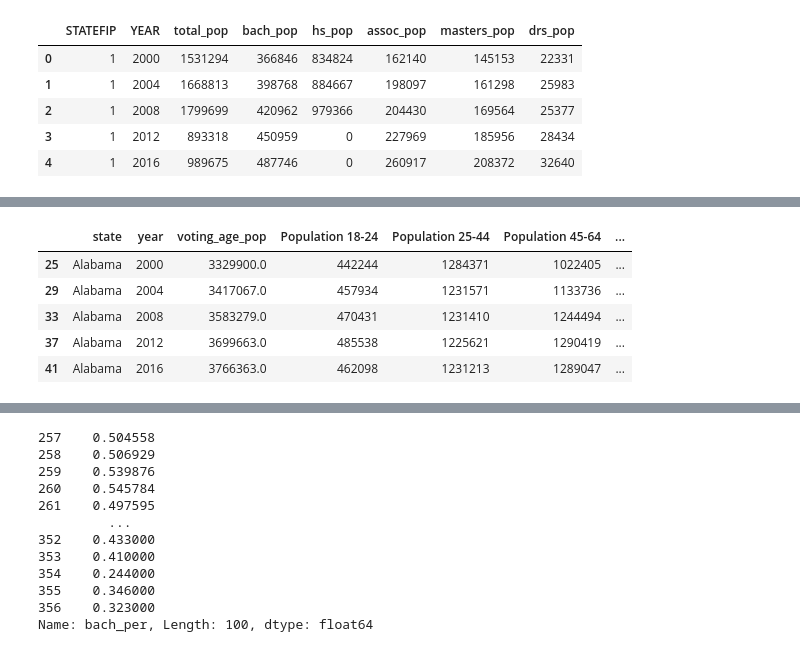
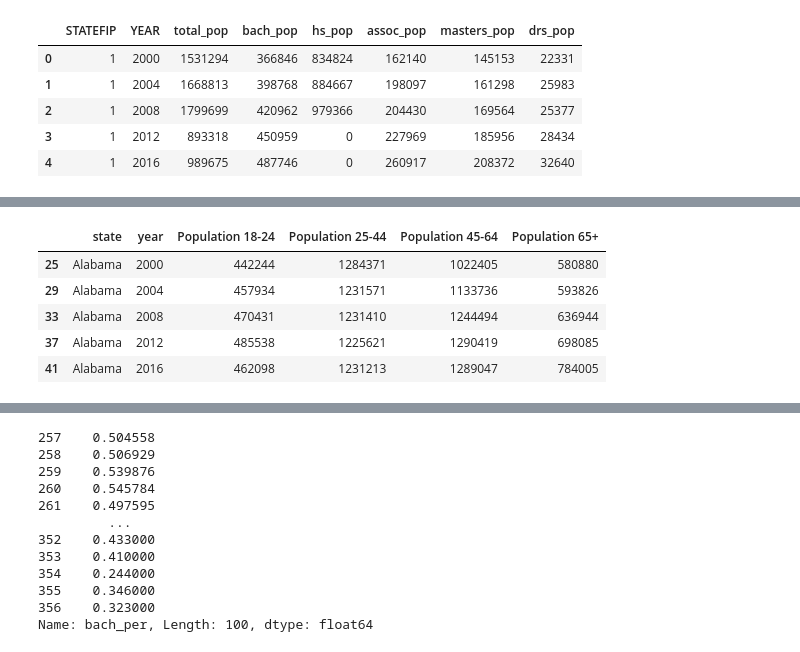
Before and after one commit to jamilditter/election_results, a Jupyter notebook: code/Data Cleaning.ipynb, the cells around one changed output, grey strips where cells are left out. Saved outputs shown, nothing was run; the diff lists cells and outputs as text; code cells hidden in the pictures.

```diff
--- a/code/Data Cleaning.ipynb
+++ b/code/Data Cleaning.ipynb
@@ -326,16 +289,15 @@ edu_hs = education_merge.loc[:, ["state", "year", "hs_per"]]
 # %%
 population_renamed = population.rename(columns = {"Total Population": "total_pop", "Year": "year", "Description": "state"})
-population_renamed["voting_age_pop"] = population_renamed.groupby(["state", "year"])[["Population 18-54", "Population 55+"]].transform("sum").sum(axis=1)
-population_renamed = population_renamed.loc[:, ["state", "year", "voting_age_pop", "Population 18-24", "Population 25-44", "Population 45-64", "Population 65+"]]
+population_renamed = population_renamed.loc[:, ["state", "year", "Population 18-24", "Population 25-44", "Population 45-64", "Population 65+"]]
 population_renamed = population_renamed.loc[population_renamed["state"] != "U.S."]
 population_renamed["year"] = population_renamed["year"].astype(str)
 population_renamed = population_renamed[population_renamed["year"].isin(election_years)]
 
 population_renamed.head()
 # %% [output]
-|  | state | year | voting_age_pop | Population 18-24 | Population 25-44 | Population 45-64 | ... |
-| 25 | Alabama | 2000 | 3329900.0 | 442244 | 1284371 | 1022405 | ... |
-| 29 | Alabama | 2004 | 3417067.0 | 457934 | 1231571 | 1133736 | ... |
-| 33 | Alabama | 2008 | 3583279.0 | 470431 | 1231410 | 1244494 | ... |
-| 37 | Alabama | 2012 | 3699663.0 | 485538 | 1225621 | 1290419 | ... |
-| 41 | Alabama | 2016 | 3766363.0 | 462098 | 1231213 | 1289047 | ... |
+|  | state | year | Population 18-24 | Population 25-44 | Population 45-64 | Population 65+ |
+| 25 | Alabama | 2000 | 442244 | 1284371 | 1022405 | 580880 |
+| 29 | Alabama | 2004 | 457934 | 1231571 | 1133736 | 593826 |
+| 33 | Alabama | 2008 | 470431 | 1231410 | 1244494 | 636944 |
+| 37 | Alabama | 2012 | 485538 | 1225621 | 1290419 | 698085 |
+| 41 | Alabama | 2016 | 462098 | 1231213 | 1289047 | 784005 |
```
Also changed, not shown: parts of 17 cells of this notebook, 1 other file.
